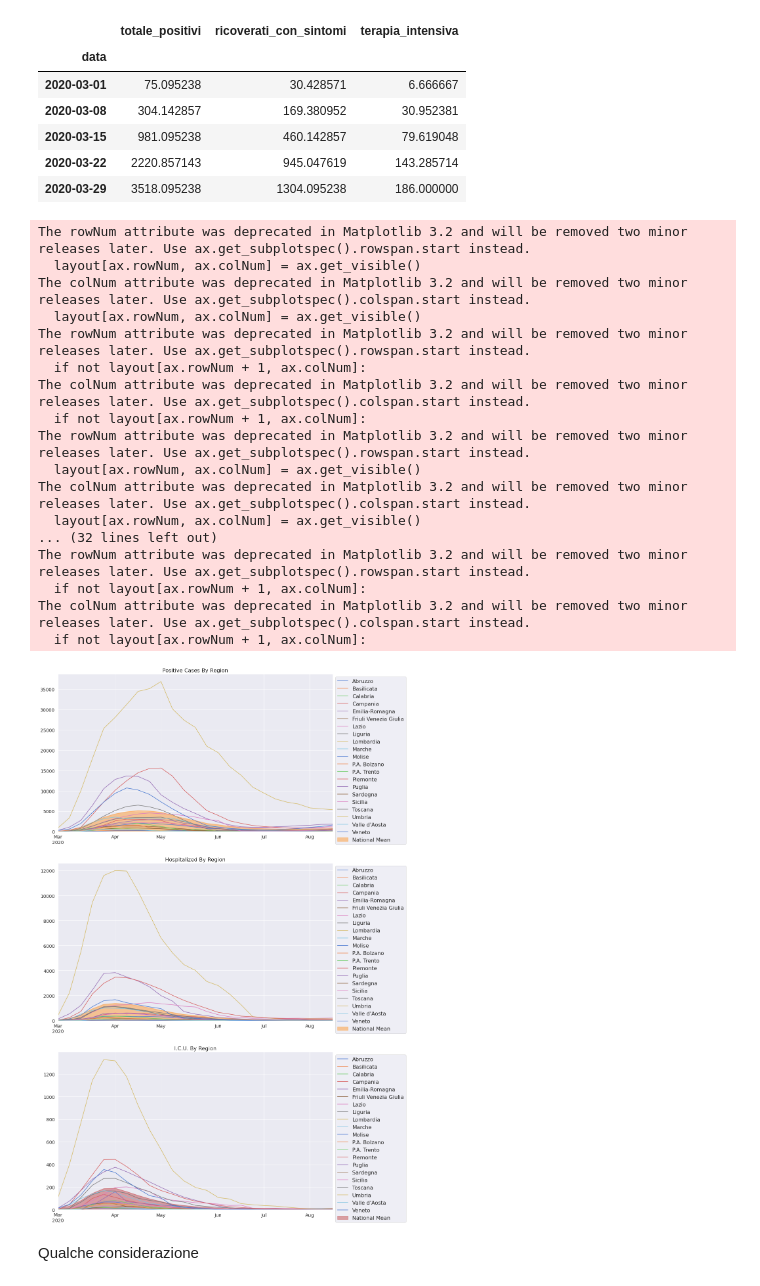
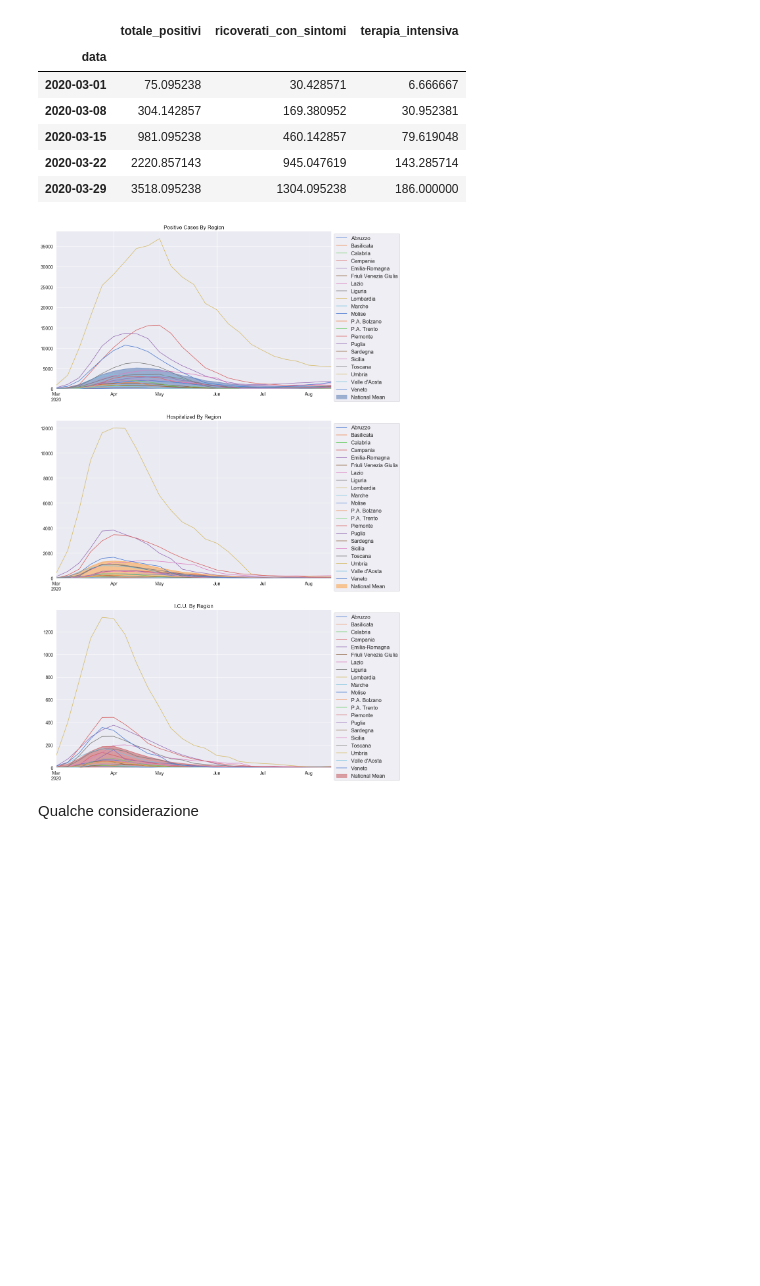
Before and after one commit to JacopoBartoli/agm_algorithms, a Jupyter notebook: Bartoli-Ravagli.ipynb, the cells around one changed output. Cells and saved outputs as stored; diff of their text form; code cells hidden in the pictures; blank space fills up the shorter version.

```diff
--- a/Bartoli-Ravagli.ipynb
+++ b/Bartoli-Ravagli.ipynb
@@ -622,52 +603,35 @@ ax = df_severity_by_reg["totale_positivi"].plot(title="Positive Cases By Region"
                            color=sns.color_palette("muted", len(df_inf_by_region.index)), fontsize=14)
 ax.set_xlabel(None)
 ax.title.set_size(16)
 
-ax = df_national_mean["totale_positivi"].plot.area(ax=axes[0], color="#ff9933", alpha=0.5)
+ax = df_national_mean["totale_positivi"].plot.area(ax=axes[0], color="b", alpha=0.5)
 ax.set_xlabel(None)
 ax.legend(fontsize=16,loc='upper left', bbox_to_anchor=(1.0, 1.0));
 ax.get_legend().texts[-1].set_text("National Mean")
 
 # Plot hospitalized trend
 ax = df_severity_by_reg["ricoverati_con_sintomi"].plot(title="Hospitalized By Region", ax=axes[1],
                            color=sns.color_palette("muted", len(df_inf_by_region.index)), fontsize=14)
 ax.set_xlabel(None)
 ax.title.set_size(16)
 
 ax = df_national_mean["ricoverati_con_sintomi"].plot.area(ax=axes[1], color="#ff9933", alpha=0.5)
 ax.set_xlabel(None)
 ax.legend(fontsize=16,loc='upper left', bbox_to_anchor=(1.0, 1.0));
 ax.get_legend().texts[-1].set_text("National Mean")
 
 # Plot ICU trend
 ax = df_severity_by_reg["terapia_intensiva"].plot(title="I.C.U. By Region", ax=axes[2],
                            color=sns.color_palette("muted", len(df_inf_by_region.index)), fontsize=14)
 ax.set_xlabel(None)
 ax.title.set_size(16)
 
 ax = df_national_mean["terapia_intensiva"].plot.area(ax=axes[2], color="r", alpha=0.5)
 ax.set_xlabel(None)
 ax.legend(fontsize=16,loc='upper left', bbox_to_anchor=(1.0, 1.0));
 ax.get_legend().texts[-1].set_text("National Mean")
 # %% [output]
-The rowNum attribute was deprecated in Matplotlib 3.2 and will be removed two minor releases later. Use ax.get_subplotspec().rowspan.start instead.
-  layout[ax.rowNum, ax.colNum] = ax.get_visible()
-The colNum attribute was deprecated in Matplotlib 3.2 and will be removed two minor releases later. Use ax.get_subplotspec().colspan.start instead.
-  layout[ax.rowNum, ax.colNum] = ax.get_visible()
-The rowNum attribute was deprecated in Matplotlib 3.2 and will be removed two minor releases later. Use ax.get_subplotspec().rowspan.start instead.
-  if not layout[ax.rowNum + 1, ax.colNum]:
-The colNum attribute was deprecated in Matplotlib 3.2 and will be removed two minor releases later. Use ax.get_subplotspec().colspan.start instead.
-  if not layout[ax.rowNum + 1, ax.colNum]:
-The rowNum attribute was deprecated in Matplotlib 3.2 and will be removed two minor releases later. Use ax.get_subplotspec().rowspan.start instead.
-  layout[ax.rowNum, ax.colNum] = ax.get_visible()
-The colNum attribute was deprecated in Matplotlib 3.2 and will be removed two minor releases later. Use ax.get_subplotspec().colspan.start instead.
-  layout[ax.rowNum, ax.colNum] = ax.get_visible()
-... (32 lines left out)
-The rowNum attribute was deprecated in Matplotlib 3.2 and will be removed two minor releases later. Use ax.get_subplotspec().rowspan.start instead.
-  if not layout[ax.rowNum + 1, ax.colNum]:
-The colNum attribute was deprecated in Matplotlib 3.2 and will be removed two minor releases later. Use ax.get_subplotspec().colspan.start instead.
-  if not layout[ax.rowNum + 1, ax.colNum]:
-[figure, old version]
+[figure, new version]
 # %% [markdown]
 Qualche considerazione
 # %% [markdown]
```
Also changed, not shown: parts of 76 cells of this notebook.
